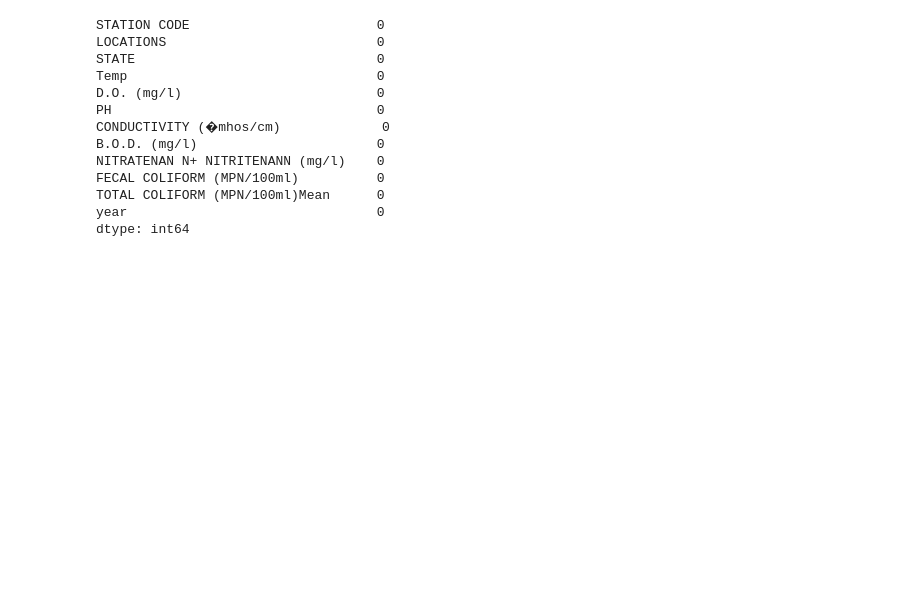
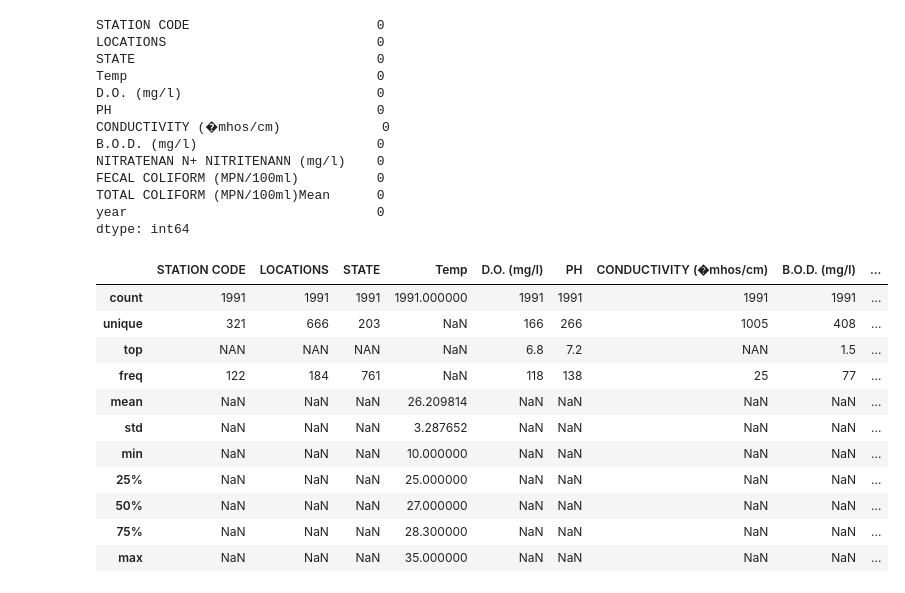
Before and after one commit to Mehak-089/Water-Quality-Prediction-ML, a Jupyter notebook: index.ipynb, the cells around one changed output. Saved outputs shown, nothing was run; the diff lists cells and outputs as text; code cells hidden in the pictures; blank space fills up the shorter version.

```diff
--- a/index.ipynb
+++ b/index.ipynb
@@ -220,3 +220,18 @@ FECAL COLIFORM (MPN/100ml)          0
 TOTAL COLIFORM (MPN/100ml)Mean      0
 year                                0
 dtype: int64
+# %%
+water_data.describe(include='all')
+# %% [output]
+|  | STATION CODE | LOCATIONS | STATE | Temp | D.O. (mg/l) | PH | CONDUCTIVITY (�mhos/cm) | B.O.D. (mg/l) | ... |
+| count | 1991 | 1991 | 1991 | 1991.000000 | 1991 | 1991 | 1991 | 1991 | ... |
+| unique | 321 | 666 | 203 | NaN | 166 | 266 | 1005 | 408 | ... |
+| top | NAN | NAN | NAN | NaN | 6.8 | 7.2 | NAN | 1.5 | ... |
+| freq | 122 | 184 | 761 | NaN | 118 | 138 | 25 | 77 | ... |
+| mean | NaN | NaN | NaN | 26.209814 | NaN | NaN | NaN | NaN | ... |
+| std | NaN | NaN | NaN | 3.287652 | NaN | NaN | NaN | NaN | ... |
+| min | NaN | NaN | NaN | 10.000000 | NaN | NaN | NaN | NaN | ... |
+| 25% | NaN | NaN | NaN | 25.000000 | NaN | NaN | NaN | NaN | ... |
+| 50% | NaN | NaN | NaN | 27.000000 | NaN | NaN | NaN | NaN | ... |
+| 75% | NaN | NaN | NaN | 28.300000 | NaN | NaN | NaN | NaN | ... |
+| max | NaN | NaN | NaN | 35.000000 | NaN | NaN | NaN | NaN | ... |
```
Also changed, not shown: parts of 6 cells of this notebook.
